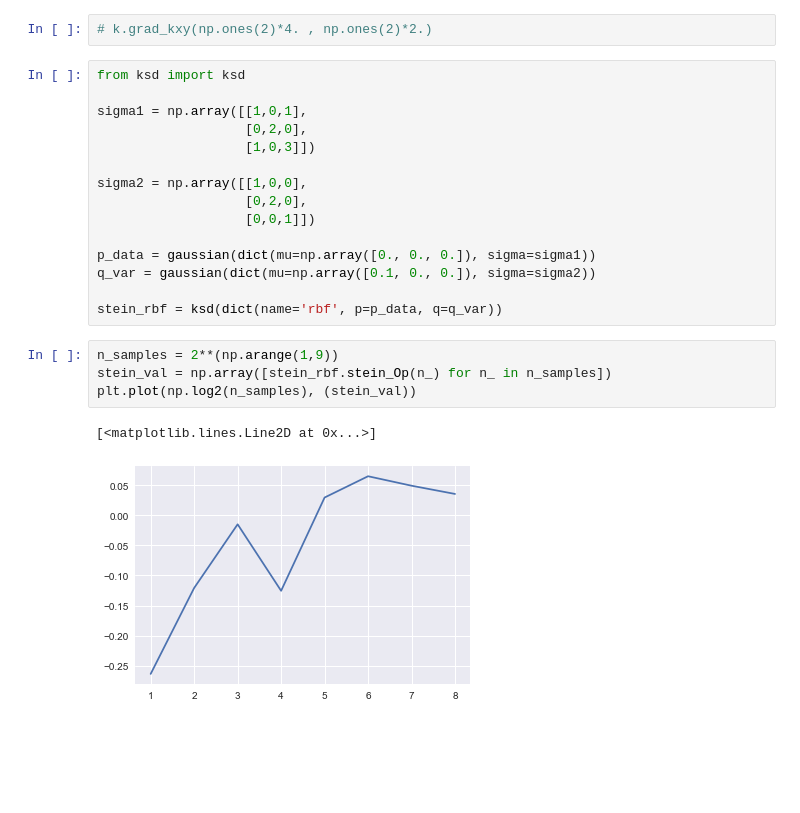
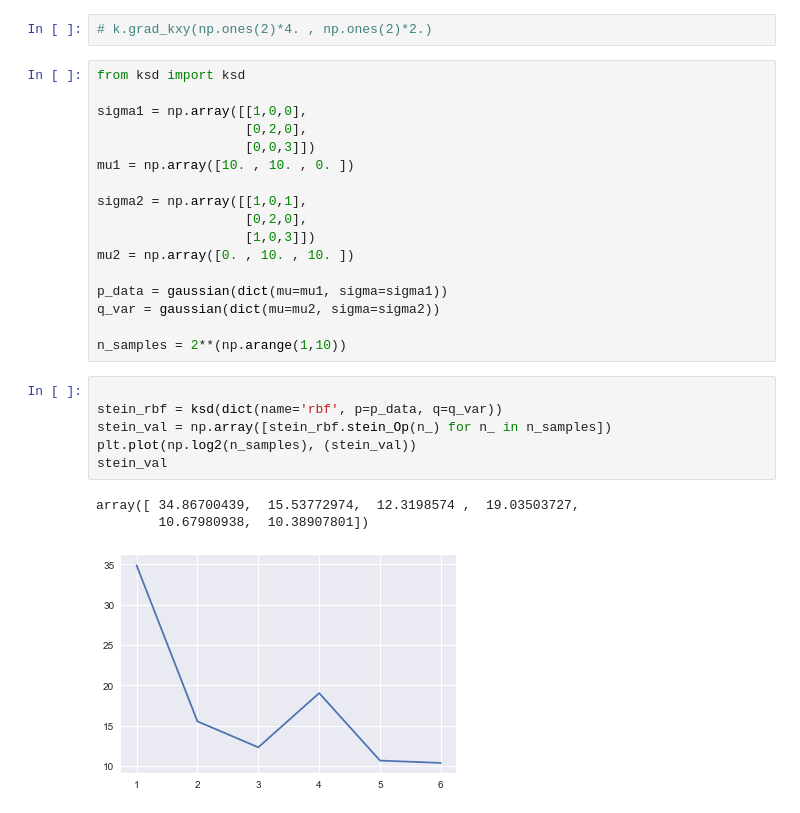
Before and after one commit to singhalrk/stein_ksd, a Jupyter notebook: Stein_Tests.ipynb, the cells around one changed output. Saved outputs shown, nothing was run; the diff lists cells and outputs as text; blank space fills up the shorter version.

```diff
--- a/Stein_Tests.ipynb
+++ b/Stein_Tests.ipynb
@@ -128,23 +128,28 @@ array([ 0.58234191,  0.65078322,  0.6434157 ,  0.51479627,  0.74150518])
 # %%
 from ksd import ksd
 
-sigma1 = np.array([[1,0,1],
+sigma1 = np.array([[1,0,0],
+                   [0,2,0],
+                   [0,0,3]])
+mu1 = np.array([10. , 10. , 0. ])
+
+sigma2 = np.array([[1,0,1],
                    [0,2,0],
                    [1,0,3]])
+mu2 = np.array([0. , 10. , 10. ])
 
-sigma2 = np.array([[1,0,0],
-                   [0,2,0],
-                   [0,0,1]])
+p_data = gaussian(dict(mu=mu1, sigma=sigma1))
+q_var = gaussian(dict(mu=mu2, sigma=sigma2))
 
-p_data = gaussian(dict(mu=np.array([0., 0., 0.]), sigma=sigma1))
-q_var = gaussian(dict(mu=np.array([0.1, 0., 0.]), sigma=sigma2))
-
-stein_rbf = ksd(dict(name='rbf', p=p_data, q=q_var))
+n_samples = 2**(np.arange(1,10))
 # %%
-n_samples = 2**(np.arange(1,9))
+
+stein_rbf = ksd(dict(name='rbf', p=p_data, q=q_var))
 stein_val = np.array([stein_rbf.stein_Op(n_) for n_ in n_samples])
 plt.plot(np.log2(n_samples), (stein_val))
+stein_val
 # %% [output]
-[<matplotlib.lines.Line2D at 0x...>]
+array([ 34.86700439,  15.53772974,  12.3198574 ,  19.03503727,
+        10.67980938,  10.38907801])
-[figure, old version]
+[figure, new version]
 # %%
```
Also changed, not shown: parts of 5 cells of this notebook.
